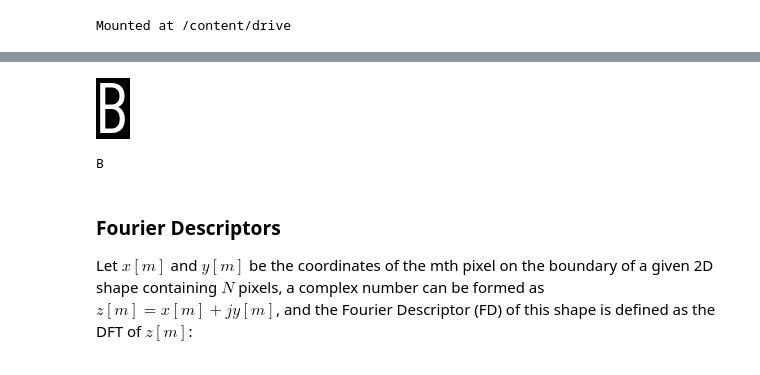
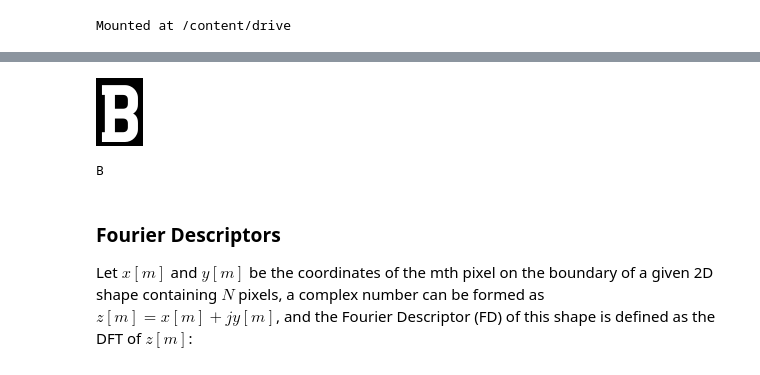
Before and after one commit to stefanlazarx/FER, a Jupyter notebook: P2_w1_descriptors.ipynb, the cells around one changed output, grey strips where cells are left out. Saved outputs shown, nothing was run; the diff lists cells and outputs as text; code cells hidden in the pictures.

Commit message:
Laboratorul 5

```diff
--- a/P2_w1_descriptors.ipynb
+++ b/P2_w1_descriptors.ipynb
@@ -47,25 +49,26 @@ Mounted at /content/drive
 # function used to load dataset
 import cv2
 import os
-import numpy
+import numpy as np
+
 
 
 def load_images_from_folder(folder):
   images = []
   labels = []
   for filename in os.listdir(folder):
-    #TODO: read image
+    print(filename)
+    img = cv2.imread(folder + filename, cv2.IMREAD_GRAYSCALE)
 
     if img is not None:
-      #TODO: invert image
-
-      #TODO: append image
+      inverted_image = cv2.bitwise_not(img)
+      images.append(inverted_image)
 
       #append image label (first letter of image name: a, b, c, ...)
       labels.append(ord(filename[0])-ord('a'))
   return images, labels
 # %%
 #Load images from folder
-folder = '/content/drive/MyDrive/Facultate/SVA/Sisteme de Vedere Artificială - proiecte de laborator/P2/resources/train_letters'
+folder = '/content/drive/MyDrive/train_letters/'
 
 images, labels = load_images_from_folder(folder)
@@ -72,11 +93,11 @@ images, labels = load_images_from_folder(folder)
 # %%
 #Test if loading was successful
 from google.colab.patches import cv2_imshow
 
-cv2_imshow(images[15])
-print(chr(labels[15]+65))
+cv2_imshow(images[3])
+print(chr(labels[3]+65))
 # %% [output]
-[figure, old version]
+[figure, new version]
 B
 # %% [markdown]
 ### Fourier Descriptors
```
Also changed, not shown: parts of 4 cells of this notebook.
